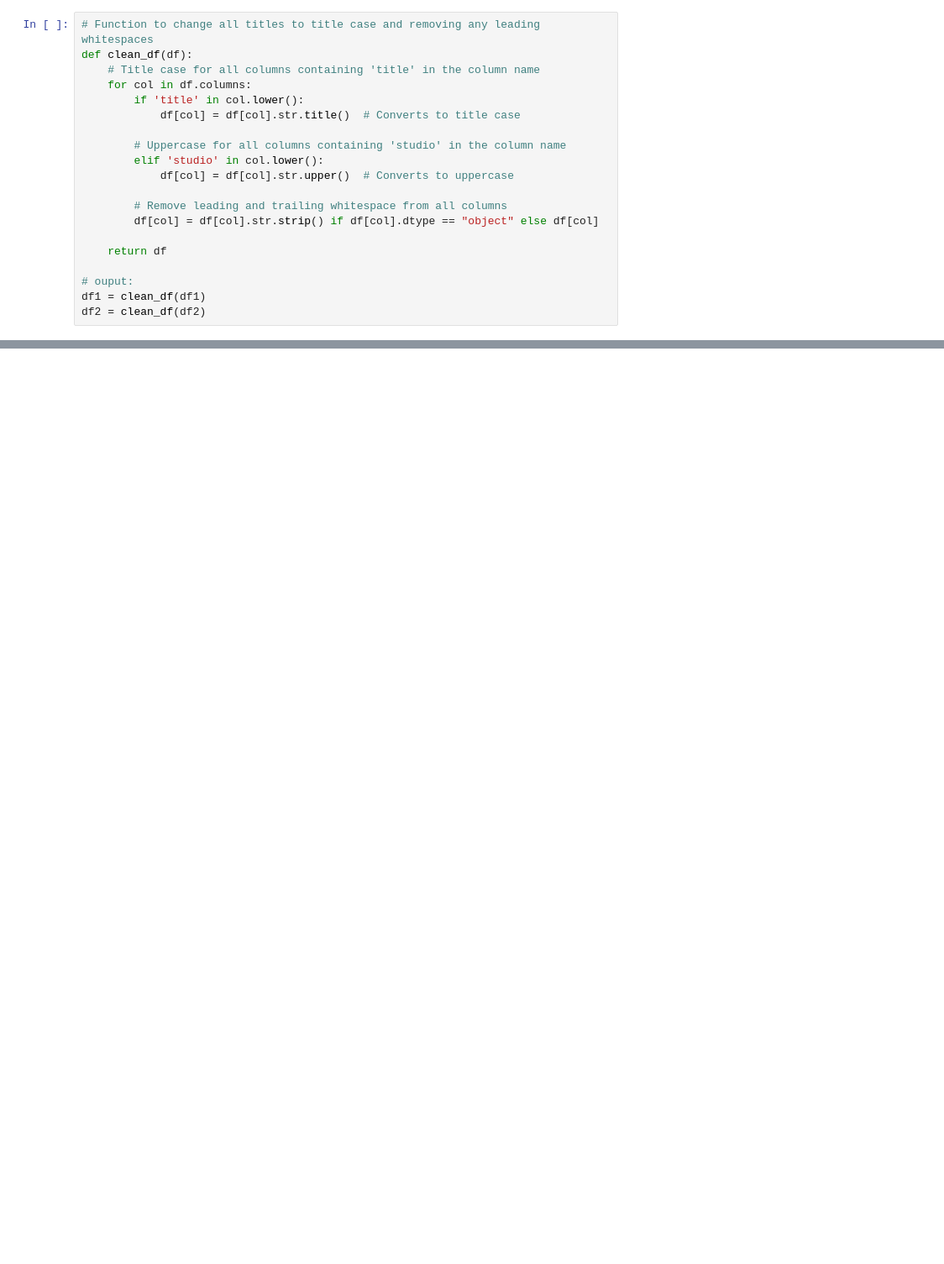
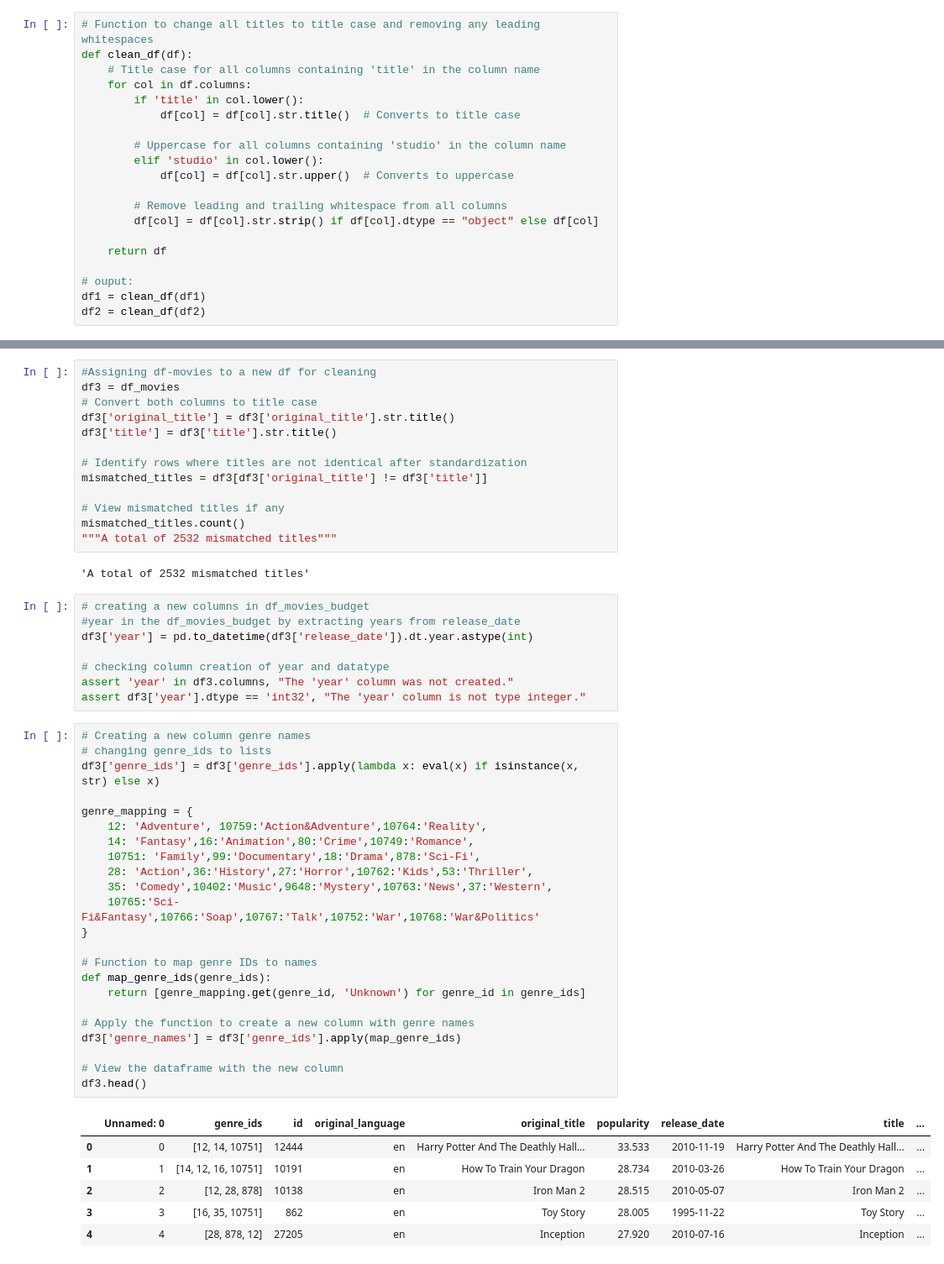
Before and after one commit to Otim135/group3-phase2-project, a Jupyter notebook: ipynbs/Ketty.ipynb, the cells around one changed output, grey strips where cells are left out. Shown at 84% size. Drawn from its saved outputs; the diff is of its cells as text; blank space fills up the shorter version.

```diff
--- a/ipynbs/Ketty.ipynb
+++ b/ipynbs/Ketty.ipynb
@@ -244,0 +257,53 @@ df2 = clean_df(df2)
+# %%
+#Assigning df-movies to a new df for cleaning
+df3 = df_movies
+# Convert both columns to title case
+df3['original_title'] = df3['original_title'].str.title()
+df3['title'] = df3['title'].str.title()
+
+# Identify rows where titles are not identical after standardization
+mismatched_titles = df3[df3['original_title'] != df3['title']]
+
+# View mismatched titles if any
+mismatched_titles.count()
+"""A total of 2532 mismatched titles"""
+# %% [output]
+'A total of 2532 mismatched titles'
+# %%
+# creating a new columns in df_movies_budget
+#year in the df_movies_budget by extracting years from release_date
+df3['year'] = pd.to_datetime(df3['release_date']).dt.year.astype(int)
+
+# checking column creation of year and datatype
+assert 'year' in df3.columns, "The 'year' column was not created."
+assert df3['year'].dtype == 'int32', "The 'year' column is not type integer."
+# %%
+# Creating a new column genre names
+# changing genre_ids to lists
+df3['genre_ids'] = df3['genre_ids'].apply(lambda x: eval(x) if isinstance(x, str) else x)
+
+genre_mapping = {
+    12: 'Adventure', 10759:'Action&Adventure',10764:'Reality',
+    14: 'Fantasy',16:'Animation',80:'Crime',10749:'Romance',
+    10751: 'Family',99:'Documentary',18:'Drama',878:'Sci-Fi',
+    28: 'Action',36:'History',27:'Horror',10762:'Kids',53:'Thriller',
+    35: 'Comedy',10402:'Music',9648:'Mystery',10763:'News',37:'Western',
+    10765:'Sci-Fi&Fantasy',10766:'Soap',10767:'Talk',10752:'War',10768:'War&Politics'
+}
+
+# Function to map genre IDs to names
+def map_genre_ids(genre_ids):
+    return [genre_mapping.get(genre_id, 'Unknown') for genre_id in genre_ids]
+
+# Apply the function to create a new column with genre names
+df3['genre_names'] = df3['genre_ids'].apply(map_genre_ids)
+
+# View the dataframe with the new column
+df3.head()
+# %% [output]
+|  | Unnamed: 0 | genre_ids | id | original_language | original_title | popularity | release_date | title | ... |
+| 0 | 0 | [12, 14, 10751] | 12444 | en | Harry Potter And The Deathly Hall... | 33.533 | 2010-11-19 | Harry Potter And The Deathly Hall... | ... |
+| 1 | 1 | [14, 12, 16, 10751] | 10191 | en | How To Train Your Dragon | 28.734 | 2010-03-26 | How To Train Your Dragon | ... |
+| 2 | 2 | [12, 28, 878] | 10138 | en | Iron Man 2 | 28.515 | 2010-05-07 | Iron Man 2 | ... |
+| 3 | 3 | [16, 35, 10751] | 862 | en | Toy Story | 28.005 | 1995-11-22 | Toy Story | ... |
+| 4 | 4 | [28, 878, 12] | 27205 | en | Inception | 27.920 | 2010-07-16 | Inception | ... |
```
Also changed, not shown: parts of 5 cells of this notebook.
